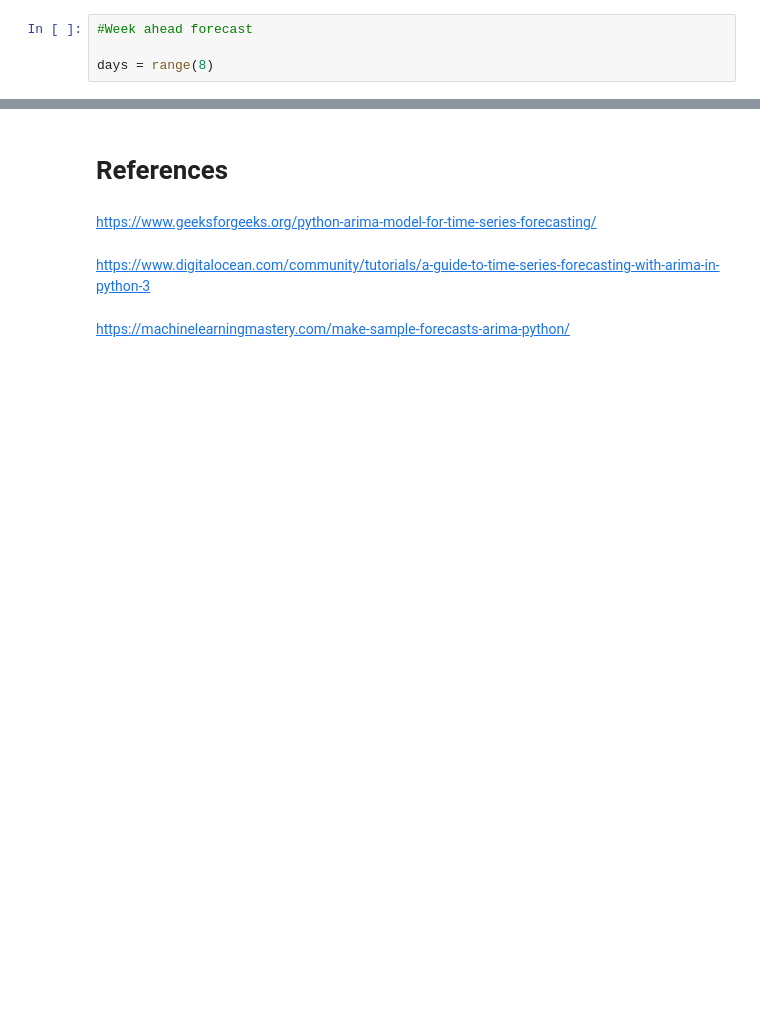
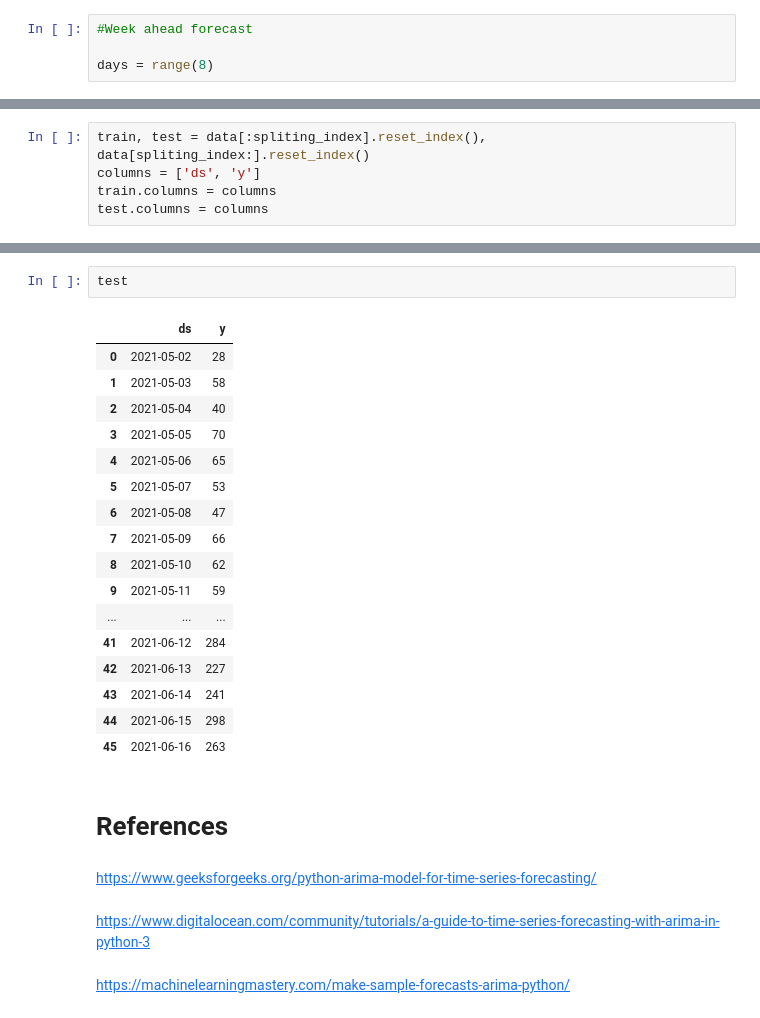
Before and after one commit to nzagaspard/Rwanda-Covid-19-Tracking-and-Forecasting, a Jupyter notebook: Predicting Covid-19 New Cases In Rwanda.ipynb, the cells around one changed output, grey strips where cells are left out. Drawn from its saved outputs; the diff is of its cells as text; blank space fills up the shorter version.

```diff
--- a/Predicting Covid-19 New Cases In Rwanda.ipynb
+++ b/Predicting Covid-19 New Cases In Rwanda.ipynb
@@ -137,0 +142,5 @@ days = range(8)
+# %%
+train, test = data[:spliting_index].reset_index(), data[spliting_index:].reset_index()
+columns = ['ds', 'y']
+train.columns = columns
+test.columns = columns
@@ -138,3 +163,23 @@ days = range(8)
+# %%
+test
+# %% [output]
+|  | ds | y |
+| 0 | 2021-05-02 | 28 |
+| 1 | 2021-05-03 | 58 |
+| 2 | 2021-05-04 | 40 |
+| 3 | 2021-05-05 | 70 |
+| 4 | 2021-05-06 | 65 |
+| 5 | 2021-05-07 | 53 |
+| 6 | 2021-05-08 | 47 |
+| 7 | 2021-05-09 | 66 |
+| 8 | 2021-05-10 | 62 |
+| 9 | 2021-05-11 | 59 |
+| ... | ... | ... |
+| 41 | 2021-06-12 | 284 |
+| 42 | 2021-06-13 | 227 |
+| 43 | 2021-06-14 | 241 |
+| 44 | 2021-06-15 | 298 |
+| 45 | 2021-06-16 | 263 |
 # %% [markdown]
 # References
 # %% [markdown]
```
Also changed, not shown: parts of 15 cells of this notebook, 1 other file.
